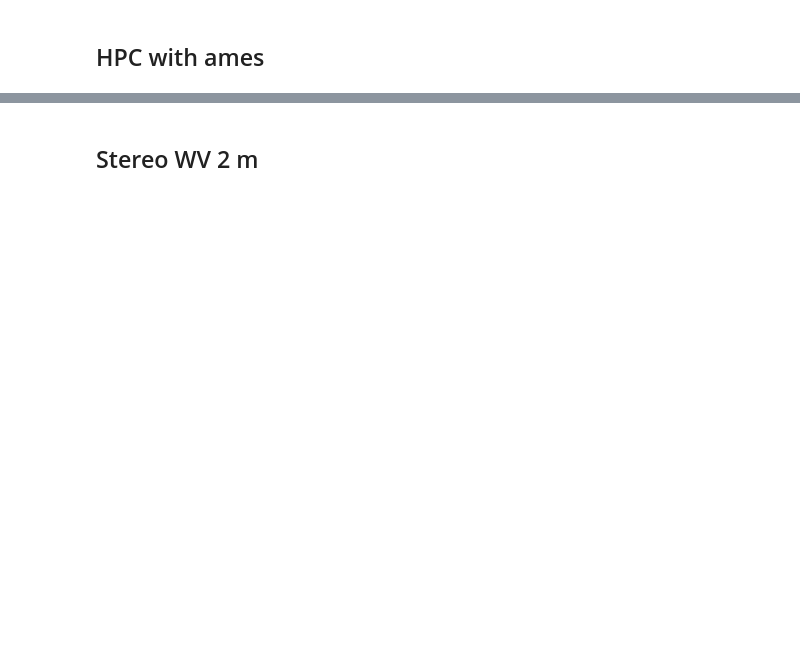
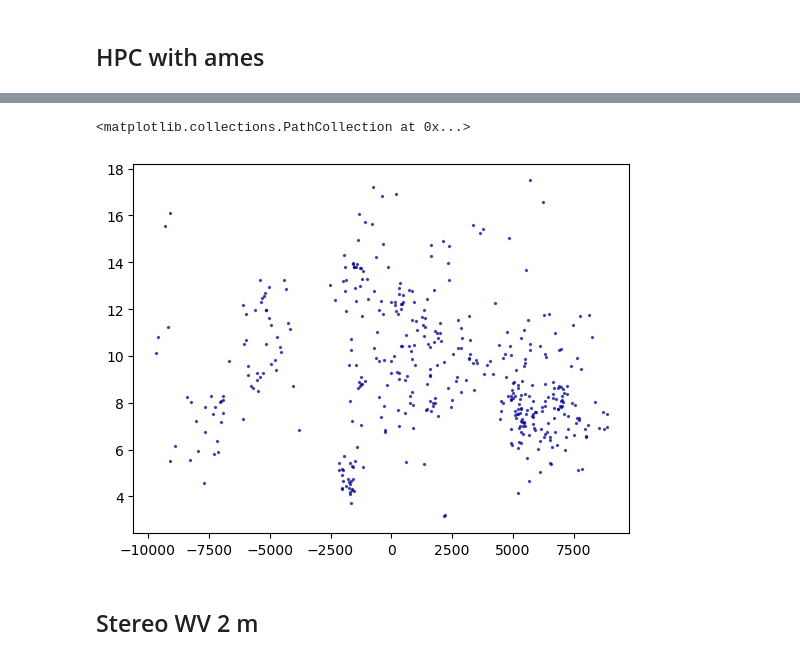
Before and after one commit to cehanagan/ImageryResources, a Jupyter notebook: Notebooks/Xizang20250107.ipynb, the cells around one changed output, grey strips where cells are left out. Cells and saved outputs as stored; diff of their text form; code cells hidden in the pictures; blank space fills up the shorter version.

```diff
--- a/Notebooks/Xizang20250107.ipynb
+++ b/Notebooks/Xizang20250107.ipynb
@@ -361,0 +985,32 @@ Error:
+# %%
+# Functions
+def fault_curve_fit(x, a, b, c, ws, m):
+    '''From Milliner et al., 2021
+    The solved parameters include the intercept (a), the total fault displacement (b),
+    the fault location (c), the shear width (ws), and the slope (m),'''
+    return a+b/2*erf((x-c)/(ws*np.sqrt(2)))+m*x
+
+def fault_curve_fit_noslope(x, a, b, c, ws):
+    '''From Milliner et al., 2021
+    The solved parameters include the intercept (a), the total fault displacement (b),
+    the fault location (c), the shear width (ws)'''
+    return a+b/2*erf((x-c)/(ws*np.sqrt(2)))
+
+def projectParPerp(ns, ew, az):
+    theta = (az)*np.pi/180
+    par = ns*np.cos(theta)+ew*np.sin(theta)
+    perp = -1*ns*np.sin(theta)+ew*np.cos(theta)
+    return par.flatten(), perp.flatten()
+# %%
+fault_map_path = '/Volumes/Tibet/XizangWVProcessing/GIS/ProfileGrid.geojson'
+folder = '/Volumes/Tibet/XizangWVProcessing/Profiles/'
+profile_length = 45000 # in meters, not pixels
+pixel_res = 4 # Bill's 10m = 80 m.
+profile_width = 2000 # In meters
+profile_spacing = 5000 #in meters
+prefix = 'Tibet_20250107'
+# %%
+# Function to compute MAD
+def mad(x):
+    median = np.median(x)
+    return np.median(np.abs(x - median))
@@ -362,3 +1416,12 @@ Error:
+# %%
+plt.scatter(
+        depth_poi,
+        -1*depth_pts_swath['depth'],
+        s=2, color='darkblue', alpha=0.6
+    )
+# %% [output]
+<matplotlib.collections.PathCollection at 0x...>
+[figure, added]
 # %% [markdown]
 ## Stereo WV 2 m
 # %%
```
Also changed, not shown: parts of 78 cells of this notebook, 4 other files.
